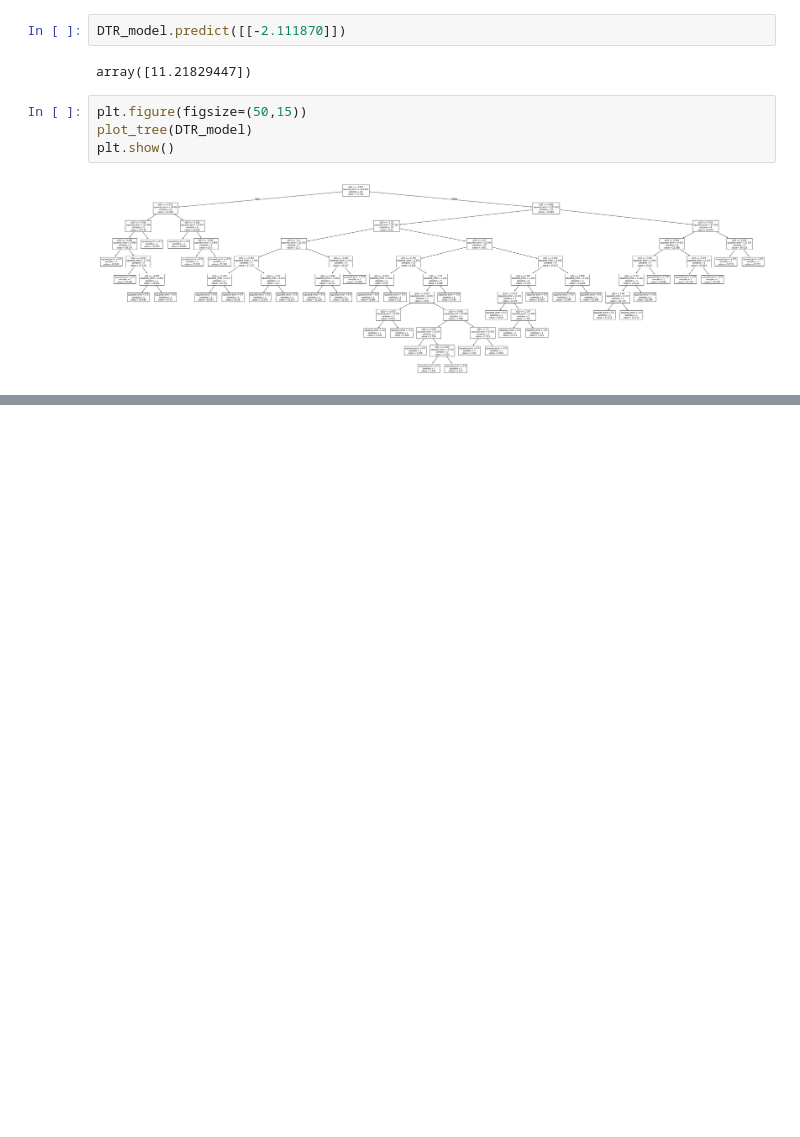
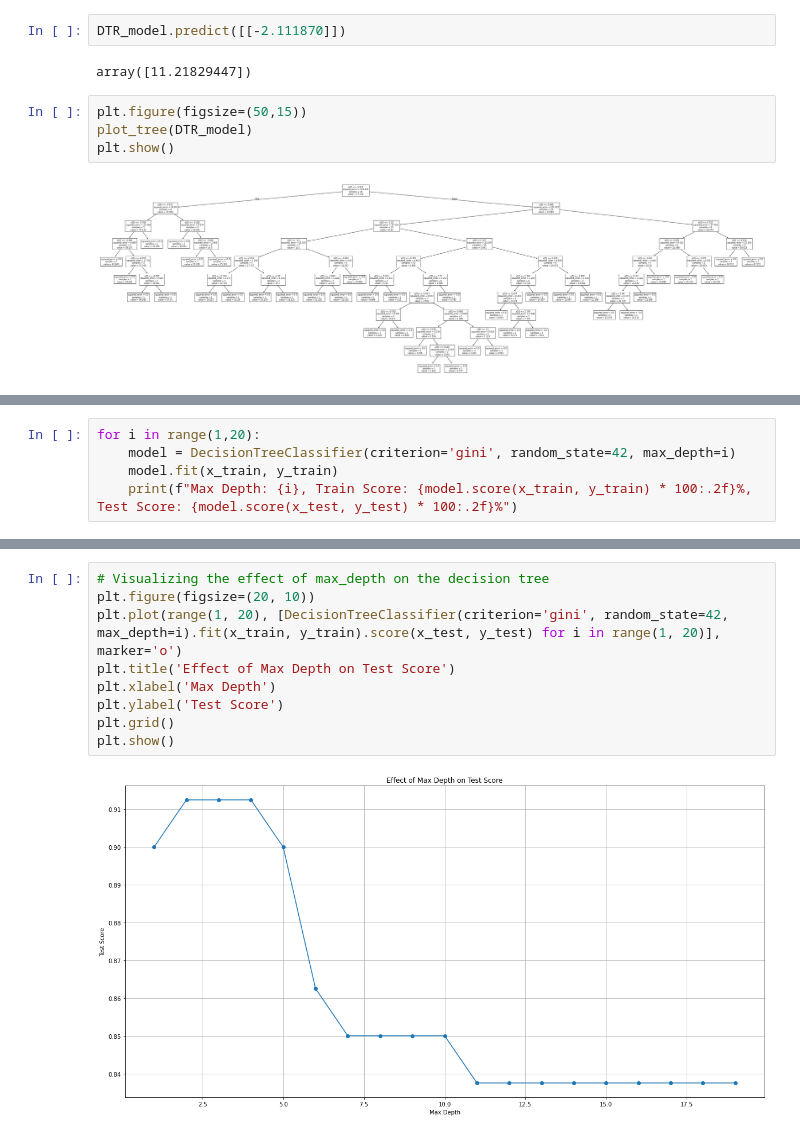
Before and after one commit to MuhammadUzair0786/Non-Linear-Machine-Learning-Model-Building, a Jupyter notebook: Decision_Tree.ipynb, the cells around one changed output, grey strips where cells are left out. Cells and saved outputs as stored; diff of their text form; blank space fills up the shorter version.

```diff
--- a/Decision_Tree.ipynb
+++ b/Decision_Tree.ipynb
@@ -136,0 +206,5 @@ plt.show()
+# %%
+for i in range(1,20):
+    model = DecisionTreeClassifier(criterion='gini', random_state=42, max_depth=i)
+    model.fit(x_train, y_train)
+    print(f"Max Depth: {i}, Train Score: {model.score(x_train, y_train) * 100:.2f}%, Test Score: {model.score(x_test, y_test) * 100:.2f}%")
@@ -136,0 +231,11 @@ plt.show()
+# %%
+# Visualizing the effect of max_depth on the decision tree
+plt.figure(figsize=(20, 10))
+plt.plot(range(1, 20), [DecisionTreeClassifier(criterion='gini', random_state=42, max_depth=i).fit(x_train, y_train).score(x_test, y_test) for i in range(1, 20)], marker='o')
+plt.title('Effect of Max Depth on Test Score')
+plt.xlabel('Max Depth')
+plt.ylabel('Test Score')
+plt.grid()
+plt.show()
+# %% [output]
+[figure, added]
```
Also changed, not shown: parts of 17 cells of this notebook, 1 other file.
